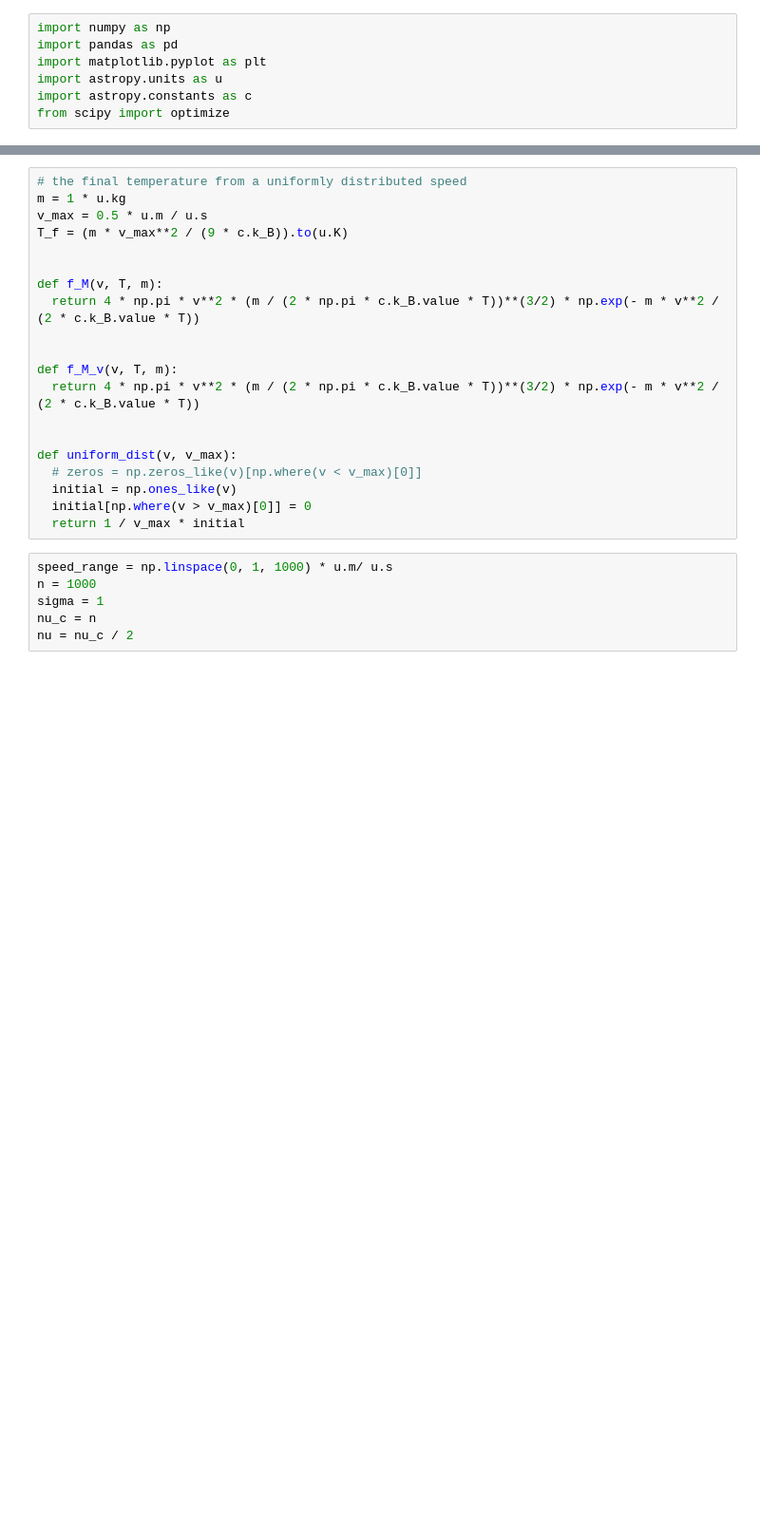
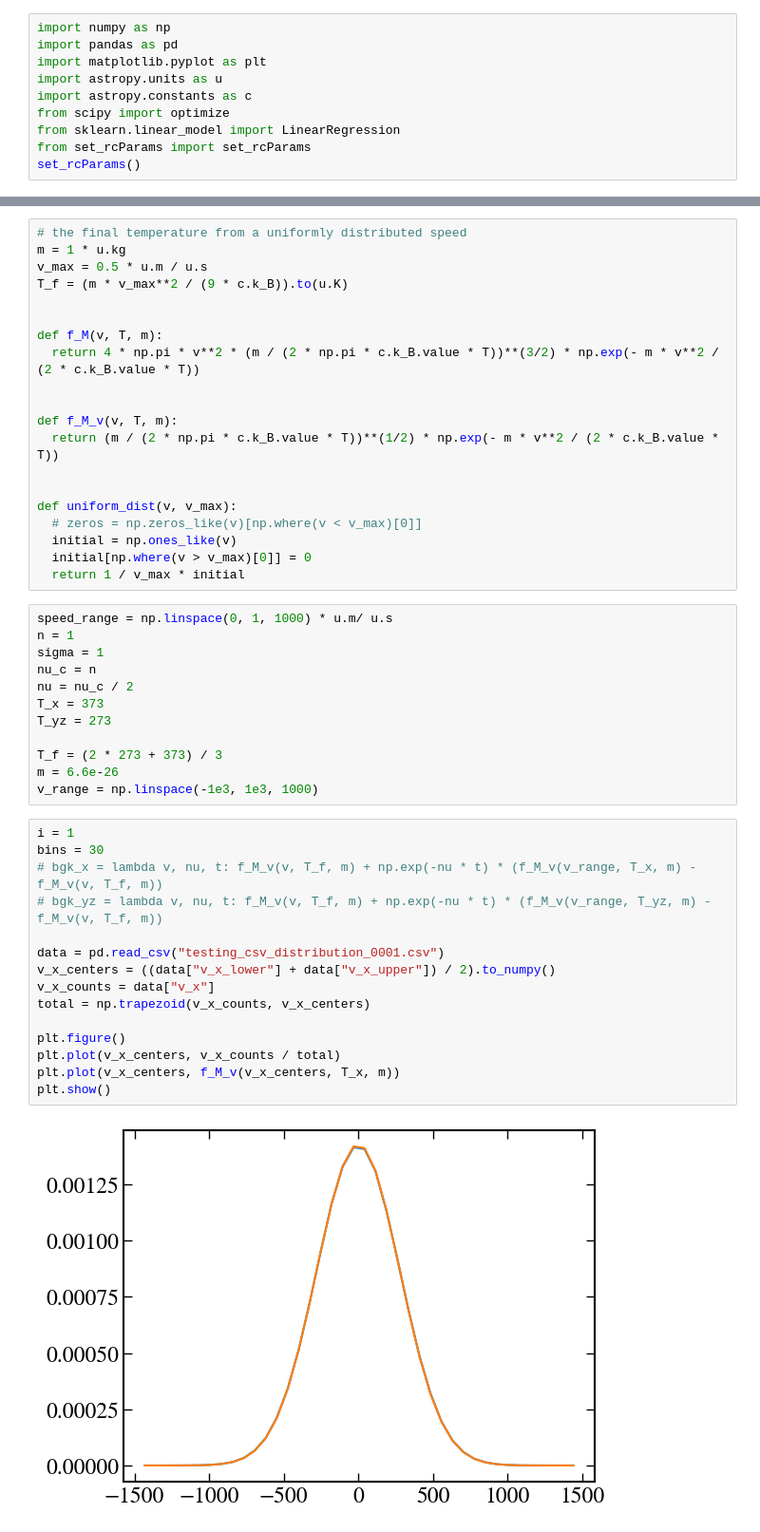
Before and after one commit to gsgall/salamander, a Jupyter notebook: collision/visualization.ipynb, the cells around one changed output, grey strips where cells are left out. Shown at 95% size. Drawn from its saved outputs; the diff is of its cells as text; blank space fills up the shorter version.

```diff
--- a/collision/visualization.ipynb
+++ b/collision/visualization.ipynb
@@ -5,3 +5,6 @@ import matplotlib.pyplot as plt
 import astropy.units as u
 import astropy.constants as c
 from scipy import optimize
+from sklearn.linear_model import LinearRegression
+from set_rcParams import set_rcParams
+set_rcParams()
@@ -41,7 +20,7 @@ def f_M(v, T, m):
 
 
 def f_M_v(v, T, m):
-  return 4 * np.pi * v**2 * (m / (2 * np.pi * c.k_B.value * T))**(3/2) * np.exp(- m * v**2 / (2 * c.k_B.value * T))
+  return (m / (2 * np.pi * c.k_B.value * T))**(1/2) * np.exp(- m * v**2 / (2 * c.k_B.value * T))
 
 
 def uniform_dist(v, v_max):
@@ -51,7 +30,30 @@ def uniform_dist(v, v_max):
   return 1 / v_max * initial
 # %%
 speed_range = np.linspace(0, 1, 1000) * u.m/ u.s
-n = 1000
+n = 1
 sigma = 1
 nu_c = n
 nu = nu_c / 2
+T_x = 373
+T_yz = 273
+
+T_f = (2 * 273 + 373) / 3
+m = 6.6e-26
+v_range = np.linspace(-1e3, 1e3, 1000)
+# %%
+i = 1
+bins = 30
+# bgk_x = lambda v, nu, t: f_M_v(v, T_f, m) + np.exp(-nu * t) * (f_M_v(v_range, T_x, m) - f_M_v(v, T_f, m))
+# bgk_yz = lambda v, nu, t: f_M_v(v, T_f, m) + np.exp(-nu * t) * (f_M_v(v_range, T_yz, m) - f_M_v(v, T_f, m))
+
+data = pd.read_csv("testing_csv_distribution_0001.csv")
+v_x_centers = ((data["v_x_lower"] + data["v_x_upper"]) / 2).to_numpy()
+v_x_counts = data["v_x"]
+total = np.trapezoid(v_x_counts, v_x_centers)
+
+plt.figure()
+plt.plot(v_x_centers, v_x_counts / total)
+plt.plot(v_x_centers, f_M_v(v_x_centers, T_x, m))
+plt.show()
+# %% [output]
+[figure, added]
```
Also changed, not shown: parts of 5 cells of this notebook, 6 other files.
